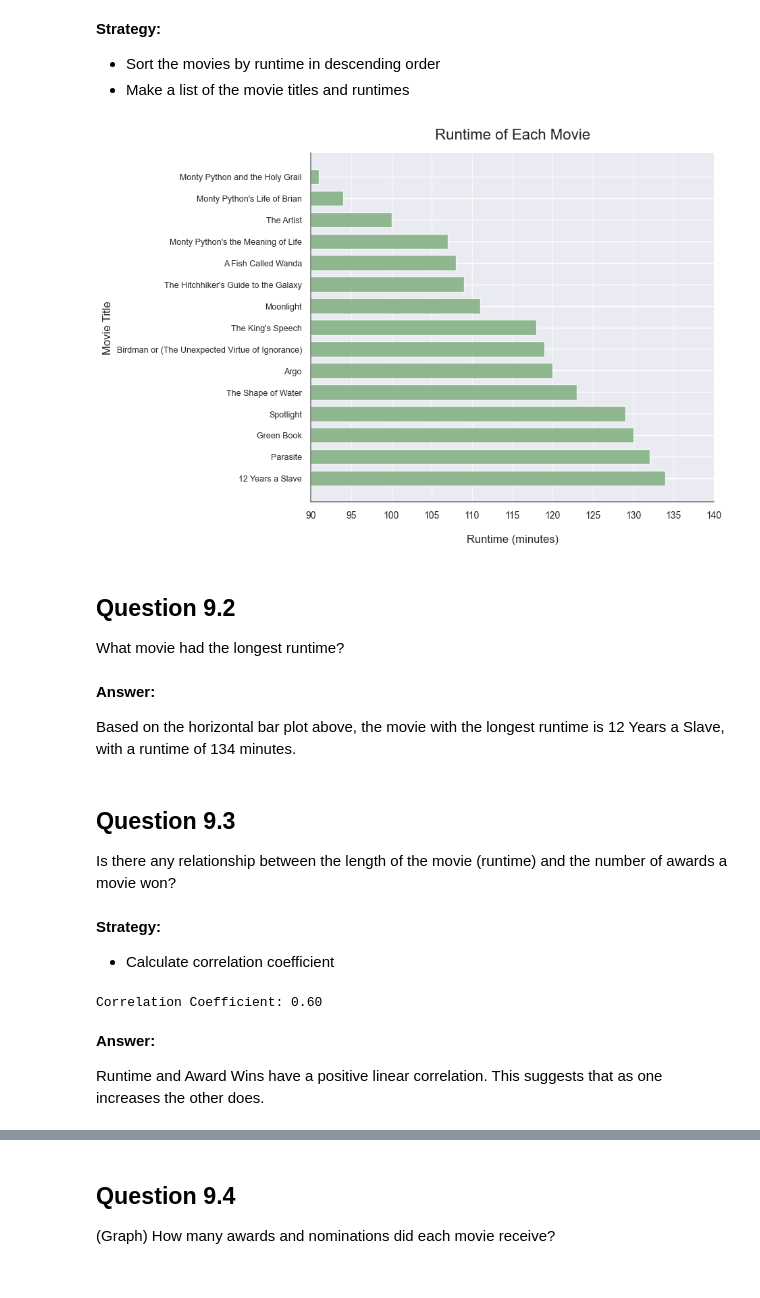
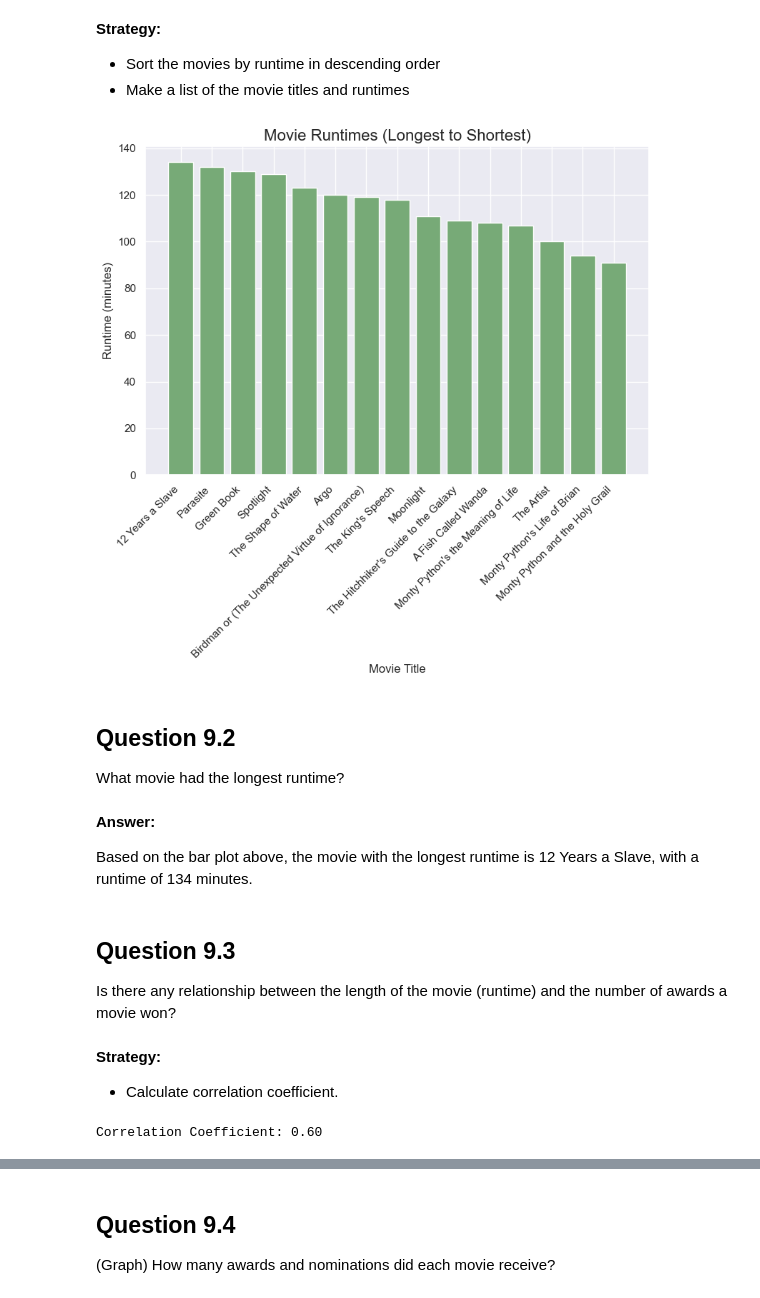
Before and after one commit to dtoshm/data_project_eight, a Jupyter notebook: movie_analysis.ipynb, the cells around one changed output, grey strips where cells are left out. Saved outputs shown, nothing was run; the diff lists cells and outputs as text; code cells hidden in the pictures.

```diff
--- a/movie_analysis.ipynb
+++ b/movie_analysis.ipynb
@@ -11,5 +9,3 @@
 import pandas as pd
 import matplotlib.pyplot as plt
 import movie_requests as mrs
-import seaborn as sns
-sns.set_theme()
@@ -34,56 +29,36 @@ movies = pd.read_csv('data/movies.csv')
 # %%
 # Calculation
 movies_sorted = movies.sort_values(by='Runtime', ascending=False)
 sorted_titles = movies_sorted['Movie Title'].tolist()
 sorted_runtimes = movies_sorted['Runtime'].tolist()
 
 
-# Horizontal Bar Plot
-plt.figure(figsize=(10, 7))
-plt.barh(
-    sorted_titles,
-    sorted_runtimes,
-    color='#77AA77',
-    alpha=0.8,
-    edgecolor='#ffffff',
-    height=0.7
-)
-plt.xlabel('Runtime (minutes)', fontsize=12, labelpad=15)
-plt.ylabel('Movie Title', fontsize=12)
-plt.title('Runtime of Each Movie', fontsize=16, pad=15)
-plt.xticks(range(90, 141, 5), fontsize=10)
-plt.yticks(fontsize=9)
-plt.xlim(90, 140)
-plt.grid(axis='x', linestyle='-', color='#ffffff', alpha=0.7)
-ax = plt.gca()
-ax.spines['top'].set_visible(False)
-ax.spines['right'].set_visible(False)
-ax.spines['left'].set_color('gray')
-ax.spines['bottom'].set_color('gray')
-plt.tight_layout(pad=2.5)
+# # Bar Plot
+plt.figure(figsize=(8, 7))
+plt.bar(sorted_titles, sorted_runtimes, color='#77AA77')
+plt.xlabel('Movie Title', fontsize=12)
+plt.ylabel('Runtime (minutes)', fontsize=12)
+plt.title('Movie Runtimes (Longest to Shortest)', fontsize=16)
+plt.xticks(rotation=45, ha='right')
+plt.tight_layout()
 plt.show()
 # %% [output]
-[figure, old version]
+[figure, new version]
 # %% [markdown]
 ## Question 9.2
 What movie had the longest runtime?
 # %% [markdown]
 **Answer:**
 
-Based on the horizontal bar plot above, the movie with the longest runtime is 12 Years a Slave, with a runtime of 134 minutes.
+Based on the bar plot above, the movie with the longest runtime is 12 Years a Slave, with a runtime of 134 minutes.
 # %% [markdown]
 ## Question 9.3
 Is there any relationship between the length of the movie (runtime) and the number of awards a movie won?
 # %% [markdown]
 **Strategy:**
-- Calculate correlation coefficient
+- Calculate correlation coefficient.
 # %%
 runtime_award_corr = movies['Runtime'].corr(movies['Award Wins'])
 print(f"Correlation Coefficient: {runtime_award_corr:.2f}")
 # %% [output]
 Correlation Coefficient: 0.60
-# %% [markdown]
-**Answer:**
-
-Runtime and Award Wins have a
- positive linear correlation. This suggests that as one increases the other does.
```
Also changed, not shown: parts of 6 cells of this notebook, 1 other file.
